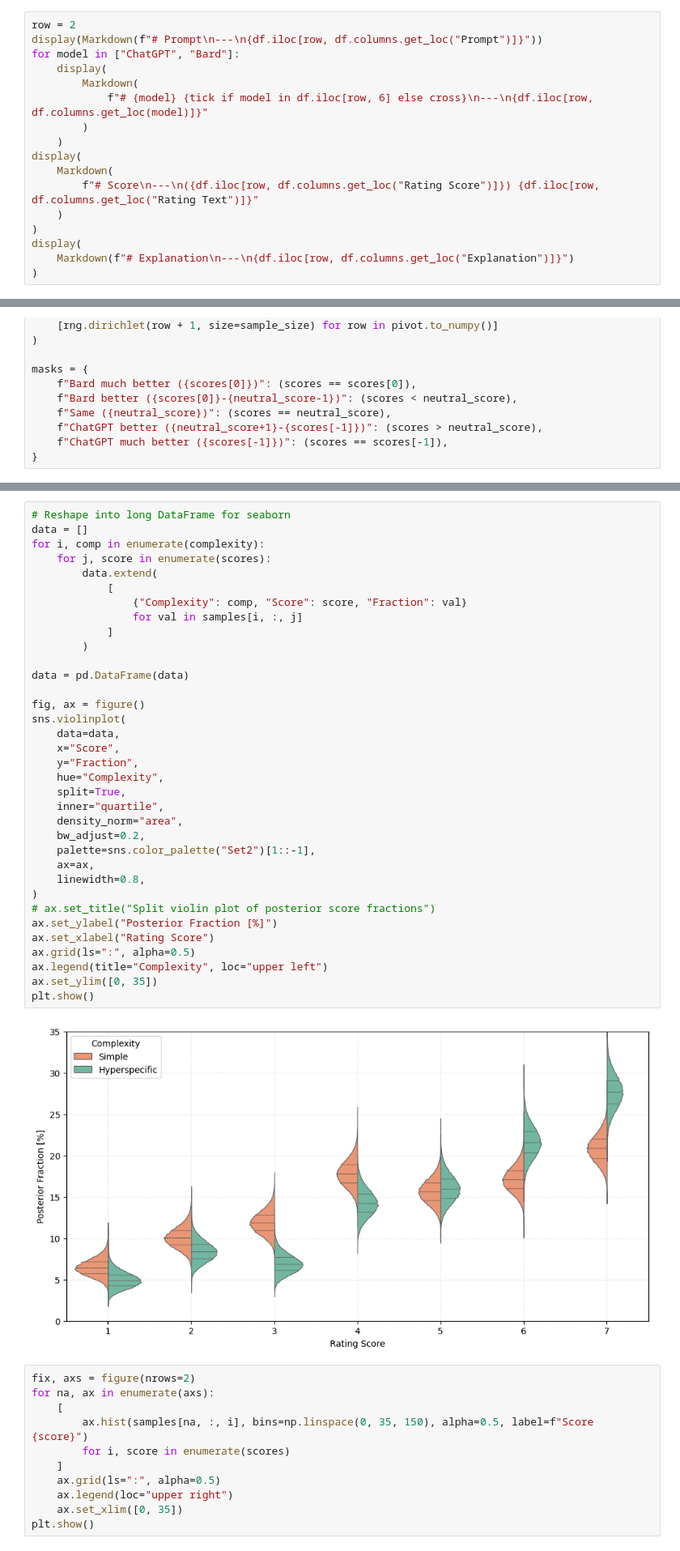
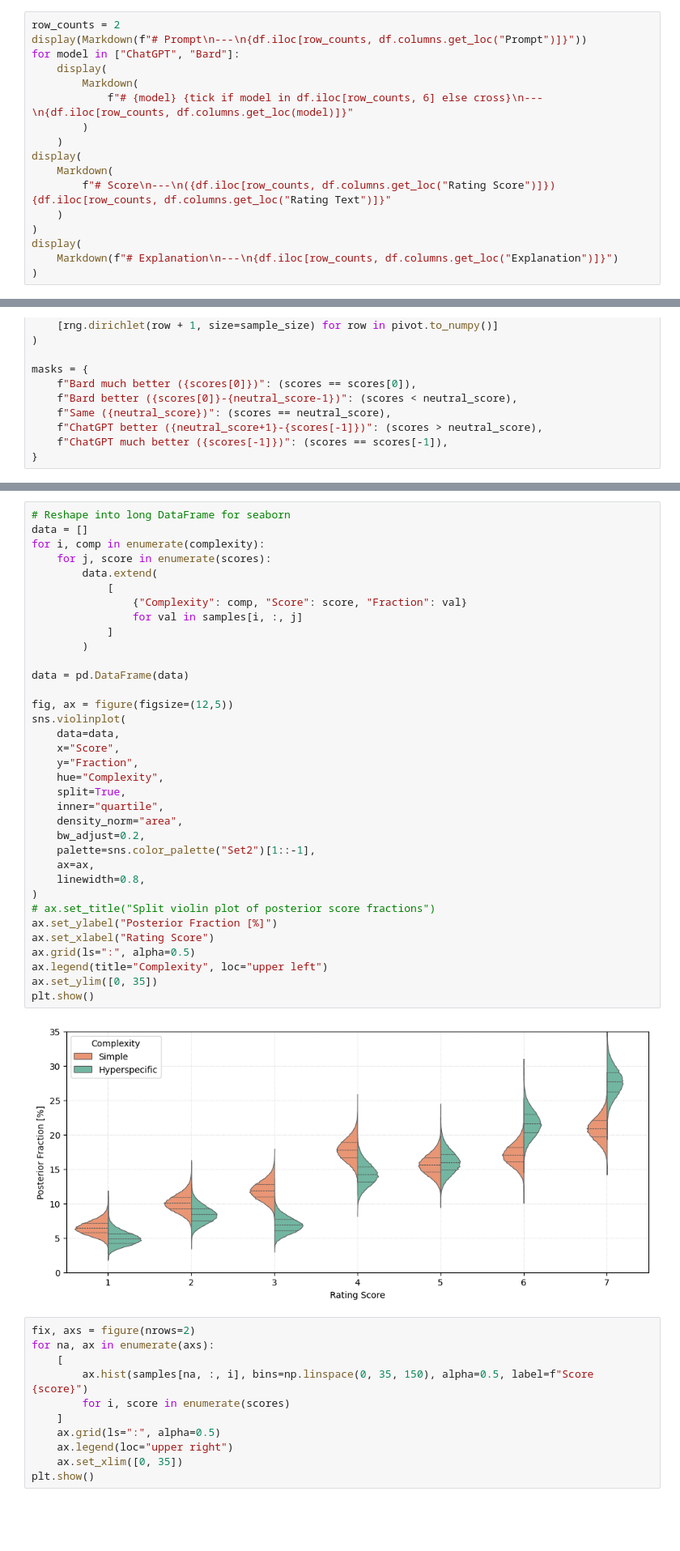
Before and after one commit to aswyatt/DA-Python, a Jupyter notebook: Interview/Data Analysis 1/Human Eval Bard.ipynb, the cells around one changed output, grey strips where cells are left out. Shown: that part at 81% size. Cells and saved outputs as stored; diff of their text form; blank space fills up the shorter version.

```diff
--- a/Interview/Data Analysis 1/Human Eval Bard.ipynb
+++ b/Interview/Data Analysis 1/Human Eval Bard.ipynb
@@ -265,21 +265,21 @@ pd.reset_option("display.max_colwidth")
 |  | Prompt | Prompt Category | Complexity | ChatGPT | Bard | Rating Score | Rating Text | Explanation |
 | 0 | Give me a Python code that genera... | Coding | Hyperspecific | Sure! Here's a Python code that g... | Sure, here is the Python code tha... | 7 | ChatGPT much better | ChatGPT's response is much better... |
 # %%
-row = 2
-display(Markdown(f"# Prompt\n---\n{df.iloc[row, df.columns.get_loc("Prompt")]}"))
+row_counts = 2
+display(Markdown(f"# Prompt\n---\n{df.iloc[row_counts, df.columns.get_loc("Prompt")]}"))
 for model in ["ChatGPT", "Bard"]:
     display(
         Markdown(
-            f"# {model} {tick if model in df.iloc[row, 6] else cross}\n---\n{df.iloc[row, df.columns.get_loc(model)]}"
+            f"# {model} {tick if model in df.iloc[row_counts, 6] else cross}\n---\n{df.iloc[row_counts, df.columns.get_loc(model)]}"
         )
     )
 display(
     Markdown(
-        f"# Score\n---\n({df.iloc[row, df.columns.get_loc("Rating Score")]}) {df.iloc[row, df.columns.get_loc("Rating Text")]}"
+        f"# Score\n---\n({df.iloc[row_counts, df.columns.get_loc("Rating Score")]}) {df.iloc[row_counts, df.columns.get_loc("Rating Text")]}"
     )
 )
 display(
-    Markdown(f"# Explanation\n---\n{df.iloc[row, df.columns.get_loc("Explanation")]}")
+    Markdown(f"# Explanation\n---\n{df.iloc[row_counts, df.columns.get_loc("Explanation")]}")
 )
 # %% [output]
 # Prompt
@@ -631,35 +625,35 @@ for i, comp in enumerate(complexity):
         data.extend(
             [
                 {"Complexity": comp, "Score": score, "Fraction": val}
                 for val in samples[i, :, j]
             ]
         )
 
 data = pd.DataFrame(data)
 
-fig, ax = figure()
+fig, ax = figure(figsize=(12,5))
 sns.violinplot(
     data=data,
     x="Score",
     y="Fraction",
     hue="Complexity",
     split=True,
     inner="quartile",
     density_norm="area",
     bw_adjust=0.2,
     palette=sns.color_palette("Set2")[1::-1],
     ax=ax,
     linewidth=0.8,
 )
 # ax.set_title("Split violin plot of posterior score fractions")
 ax.set_ylabel("Posterior Fraction [%]")
 ax.set_xlabel("Rating Score")
 ax.grid(ls=":", alpha=0.5)
 ax.legend(title="Complexity", loc="upper left")
 ax.set_ylim([0, 35])
 plt.show()
 # %% [output]
-[figure, old version]
+[figure, new version]
 # %%
 fix, axs = figure(nrows=2)
 for na, ax in enumerate(axs):
```
Also changed, not shown: parts of 14 cells of this notebook.
